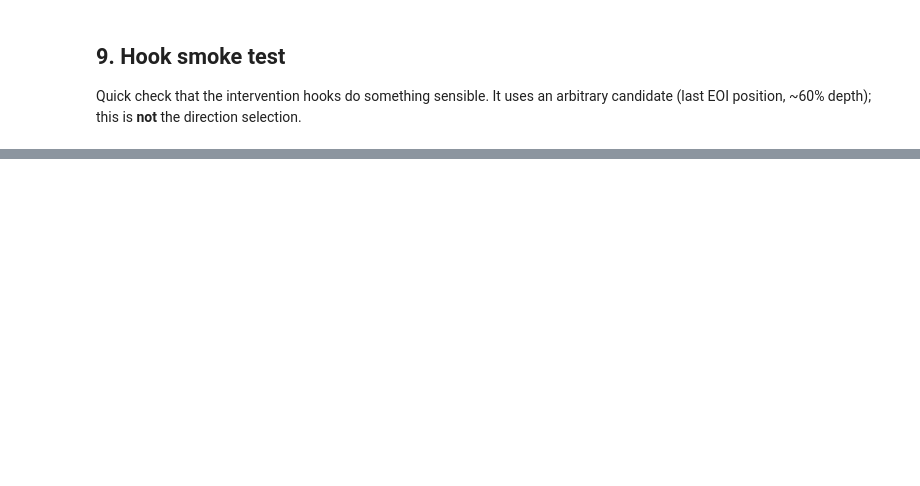
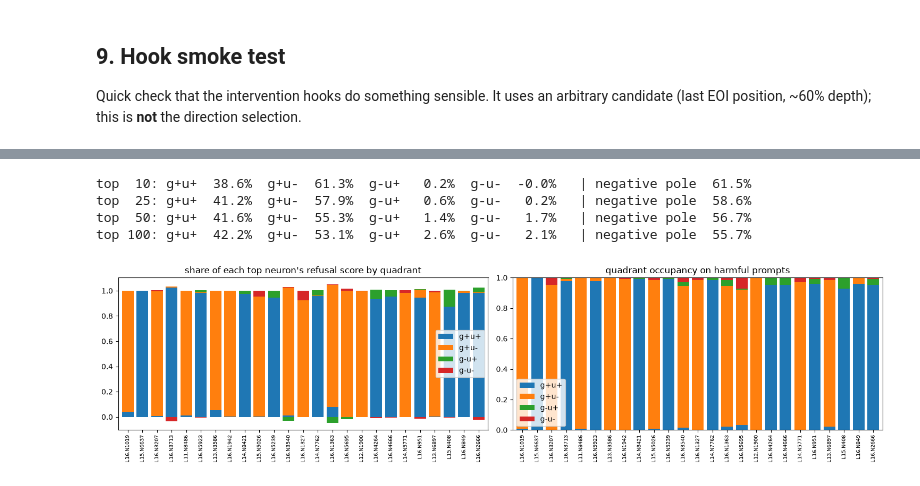
Before and after one commit to vrishabav/interp-exploration, a Jupyter notebook: refusal_neurons.ipynb, the cells around one changed output, grey strips where cells are left out. Cells and saved outputs as stored; diff of their text form; code cells hidden in the pictures; blank space fills up the shorter version.

```diff
--- a/refusal_neurons.ipynb
+++ b/refusal_neurons.ipynb
@@ -468,0 +639,6 @@ Everything below is open. Useful handles:
+# %%
+# read some ablated completions (hand check of the substring scorer)
+s = "harmful_test"
+pd.DataFrame({"prompt": prompts[s],
+              "ablated": generate(prompts[s], *direction_ablation_hooks(r_dir), name=f"dirablate_{TAG}_{s}")}
+             ).assign(refusal=lambda d: d.ablated.map(is_refusal)).sample(10, random_state=SEED)
@@ -468,0 +739,40 @@ Everything below is open. Useful handles:
+# %%
+QUADS = ["g+u+", "g+u-", "g-u+", "g-u-"]
+
+def quadrant_split(n, p=POS):
+    l, i = n
+    out = np.zeros(4)
+    for s, sign in [("harmful_train", 1), ("harmless_train", -1)]:
+        h = acts[s]["h"][:, p, l, i].float()
+        q = 2 * (acts[s]["gate"][:, p, l, i] < 0).long() + (acts[s]["up"][:, p, l, i] < 0).long()
+        for k in range(4):
+            out[k] += sign * (h * (q == k)).mean().item()
+    return out * proj[n].item()
+
+quad_df = pd.DataFrame([quadrant_split(n) for n in TOP], columns=QUADS, index=[nname(n) for n in TOP])
+quad_df["pos_pole"] = quad_df["g+u+"] + quad_df["g-u-"]
+quad_df["neg_pole"] = quad_df["g+u-"] + quad_df["g-u+"]
+quad_df.to_csv(RES_DIR / f"quadrants_{TAG}.csv")
+
+for k in [10, 25, 50, 100]:
+    t = quad_df.iloc[:k][QUADS].sum()
+    print(f"top {k:3d}: " + "  ".join(f"{q} {t[q] / t.sum():6.1%}" for q in QUADS)
+          + f"   | negative pole {quad_df.iloc[:k].neg_pole.sum() / t.sum():6.1%}")
+
+# occupancy: how often each quadrant occurs on harmful prompts at POS, for the top 25
+occ = pd.DataFrame([[((2 * (acts["harmful_train"]["gate"][:, POS, l, i] < 0).long()
+                      + (acts["harmful_train"]["up"][:, POS, l, i] < 0).long()) == k).float().mean().item()
+                     for k in range(4)] for l, i in TOP[:25]], columns=QUADS, index=[nname(n) for n in TOP[:25]])
+
+fig, axs = plt.subplots(1, 2, figsize=(15, 4))
+(quad_df.iloc[:25][QUADS].div(quad_df.iloc[:25][QUADS].sum(1), axis=0)).plot.bar(stacked=True, ax=axs[0], width=0.8)
+axs[0].set_title("share of each top neuron's refusal score by quadrant"); axs[0].tick_params(axis="x", labelsize=7)
+occ.plot.bar(stacked=True, ax=axs[1], width=0.8)
+axs[1].set_title("quadrant occupancy on harmful prompts"); axs[1].tick_params(axis="x", labelsize=7)
+plt.tight_layout(); plt.savefig(FIG_DIR / f"sign_regimes_{TAG}.png", dpi=150); plt.show()
+# %% [output]
+top  10: g+u+  38.6%  g+u-  61.3%  g-u+   0.2%  g-u-  -0.0%   | negative pole  61.5%
+top  25: g+u+  41.2%  g+u-  57.9%  g-u+   0.6%  g-u-   0.2%   | negative pole  58.6%
+top  50: g+u+  41.6%  g+u-  55.3%  g-u+   1.4%  g-u-   1.7%   | negative pole  56.7%
+top 100: g+u+  42.2%  g+u-  53.1%  g-u+   2.6%  g-u-   2.1%   | negative pole  55.7%
+[figure, added]
```
Also changed, not shown: parts of 47 cells of this notebook, 16 other files.
